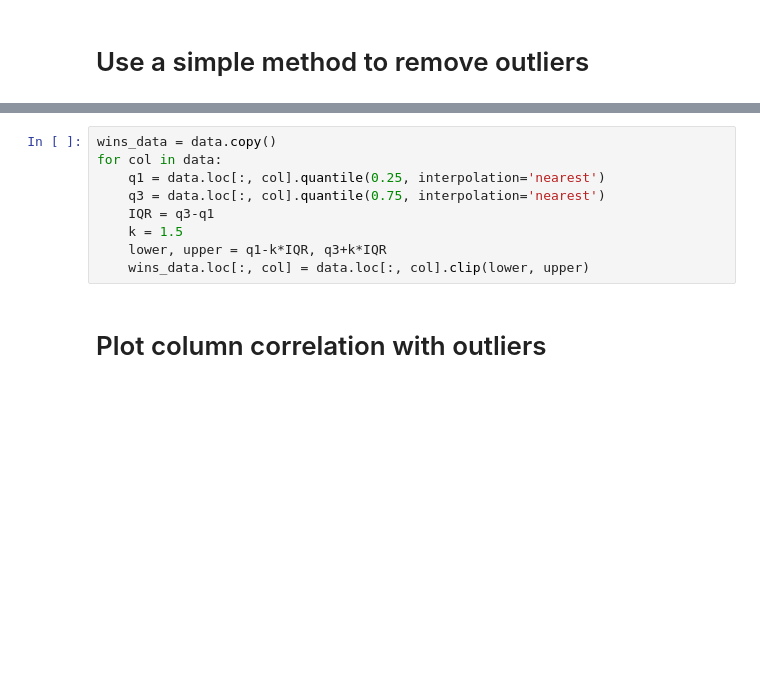
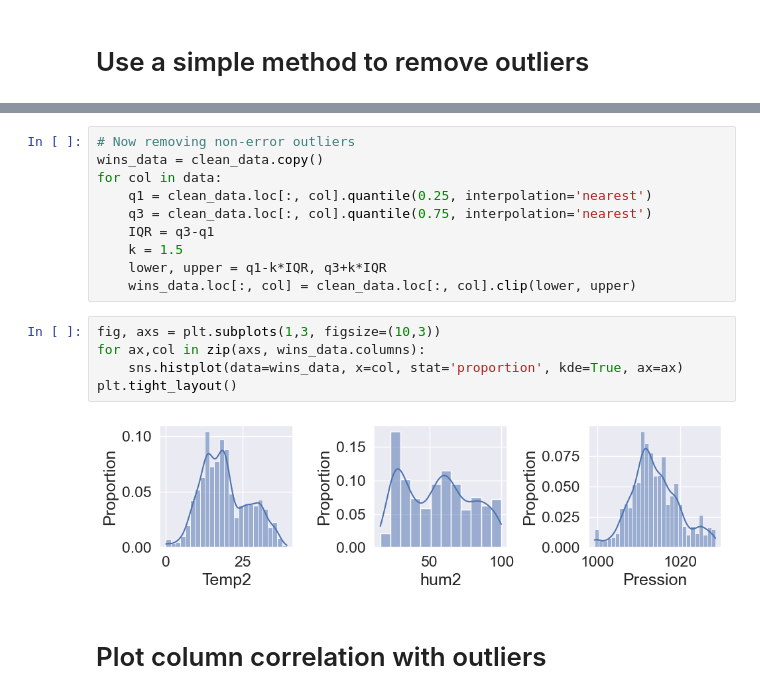
Before and after one commit to EPF-MDE/data-cleaning, a Jupyter notebook: Outliers/exercise_outliers_meteo_data_complete.ipynb, the cells around one changed output, grey strips where cells are left out. Saved outputs shown, nothing was run; the diff lists cells and outputs as text; blank space fills up the shorter version.

```diff
--- a/Outliers/exercise_outliers_meteo_data_complete.ipynb
+++ b/Outliers/exercise_outliers_meteo_data_complete.ipynb
@@ -159,12 +181,20 @@ plt.tight_layout()
 # %%
-wins_data = data.copy()
+# Now removing non-error outliers
+wins_data = clean_data.copy()
 for col in data:
-    q1 = data.loc[:, col].quantile(0.25, interpolation='nearest')
-    q3 = data.loc[:, col].quantile(0.75, interpolation='nearest')
+    q1 = clean_data.loc[:, col].quantile(0.25, interpolation='nearest')
+    q3 = clean_data.loc[:, col].quantile(0.75, interpolation='nearest')
     IQR = q3-q1
     k = 1.5
     lower, upper = q1-k*IQR, q3+k*IQR
-    wins_data.loc[:, col] = data.loc[:, col].clip(lower, upper)
+    wins_data.loc[:, col] = clean_data.loc[:, col].clip(lower, upper)
+# %%
+fig, axs = plt.subplots(1,3, figsize=(10,3))
+for ax,col in zip(axs, wins_data.columns):
+    sns.histplot(data=wins_data, x=col, stat='proportion', kde=True, ax=ax)
+plt.tight_layout()
+# %% [output]
+[figure, added]
 # %% [markdown]
 # Plot column correlation with outliers
 # %%
```
Also changed, not shown: parts of 9 cells of this notebook, 5 other files.
